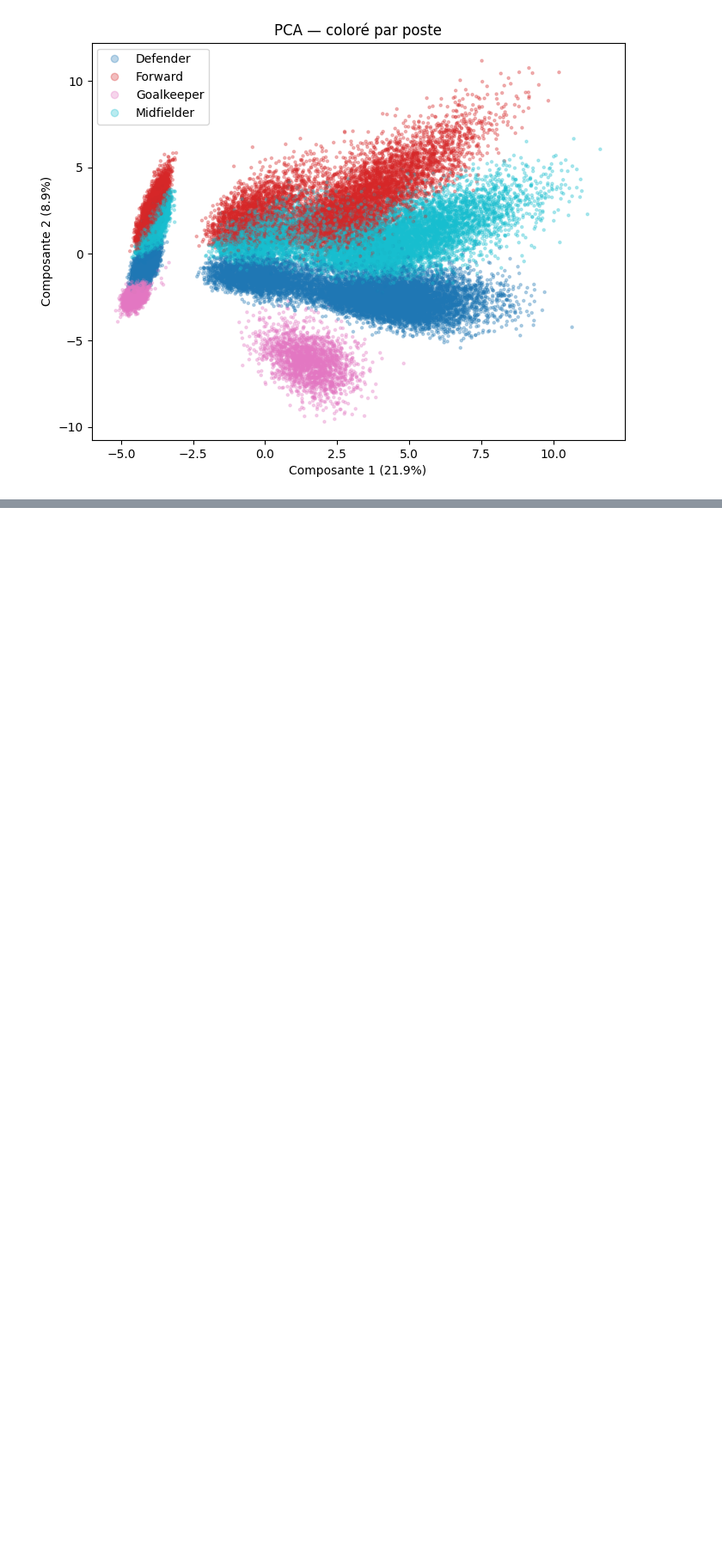
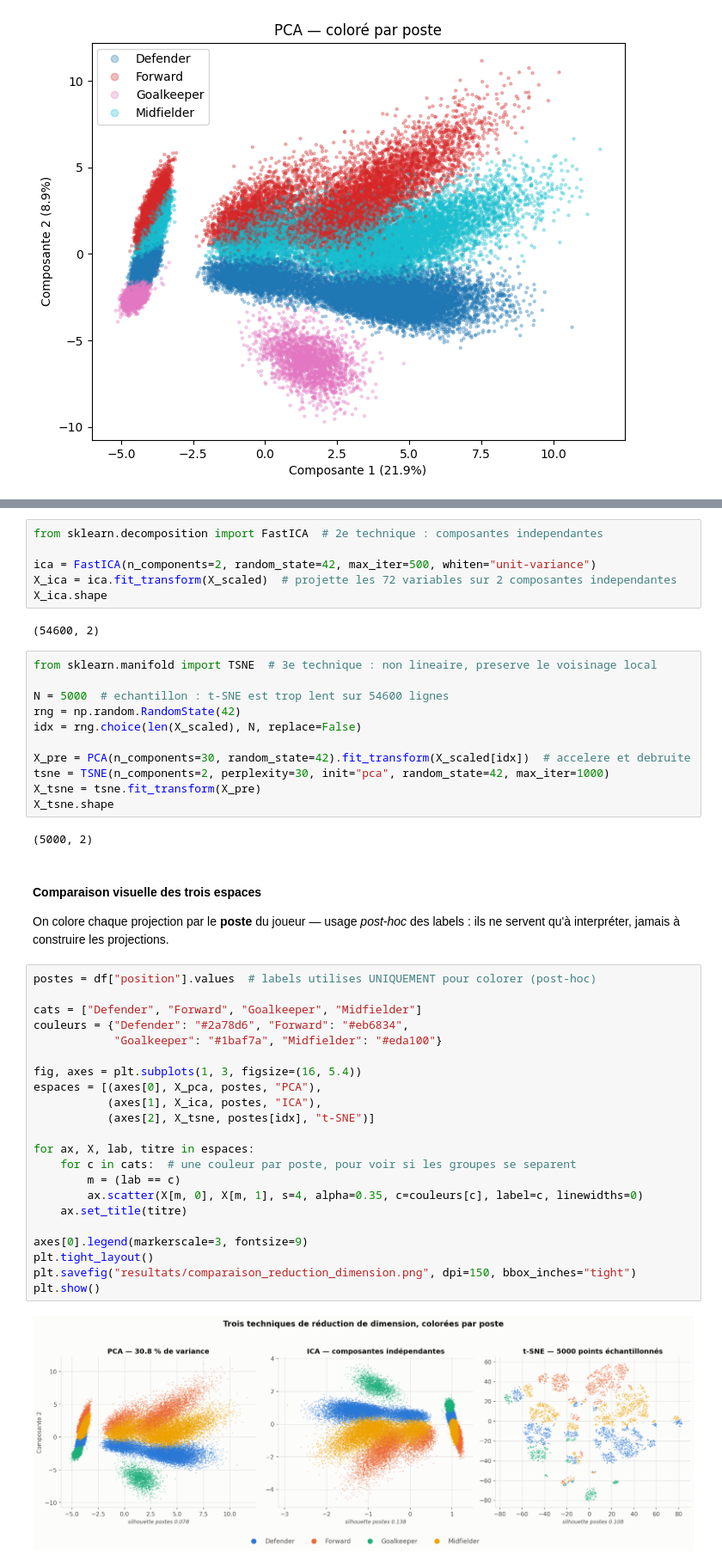
Before and after one commit to RobinsanKiritheepan/Cours_Python, a Jupyter notebook: Cours_IA/Machine_learning/Cartons_Jaunes_FIFA2026/projet_ml_fifa.ipynb, the cells around one changed output, grey strips where cells are left out. Shown at 86% size. Cells and saved outputs as stored; diff of their text form; blank space fills up the shorter version.

```diff
--- a/Cours_IA/Machine_learning/Cartons_Jaunes_FIFA2026/projet_ml_fifa.ipynb
+++ b/Cours_IA/Machine_learning/Cartons_Jaunes_FIFA2026/projet_ml_fifa.ipynb
@@ -789,0 +805,50 @@ plt.show()
+# %%
+from sklearn.decomposition import FastICA  # 2e technique : composantes independantes
+
+ica = FastICA(n_components=2, random_state=42, max_iter=500, whiten="unit-variance")
+X_ica = ica.fit_transform(X_scaled)  # projette les 72 variables sur 2 composantes independantes
+X_ica.shape
+# %% [output]
+(54600, 2)
+# %%
+from sklearn.manifold import TSNE  # 3e technique : non lineaire, preserve le voisinage local
+
+N = 5000  # echantillon : t-SNE est trop lent sur 54600 lignes
+rng = np.random.RandomState(42)
+idx = rng.choice(len(X_scaled), N, replace=False)
+
+X_pre = PCA(n_components=30, random_state=42).fit_transform(X_scaled[idx])  # accelere et debruite
+tsne = TSNE(n_components=2, perplexity=30, init="pca", random_state=42, max_iter=1000)
+X_tsne = tsne.fit_transform(X_pre)
+X_tsne.shape
+# %% [output]
+(5000, 2)
+# %% [markdown]
+#### Comparaison visuelle des trois espaces
+
+On colore chaque projection par le **poste** du joueur — usage *post-hoc* des labels : ils ne servent
+qu'à interpréter, jamais à construire les projections.
+# %%
+postes = df["position"].values  # labels utilises UNIQUEMENT pour colorer (post-hoc)
+
+cats = ["Defender", "Forward", "Goalkeeper", "Midfielder"]
+couleurs = {"Defender": "#2a78d6", "Forward": "#eb6834",
+            "Goalkeeper": "#1baf7a", "Midfielder": "#eda100"}
+
+fig, axes = plt.subplots(1, 3, figsize=(16, 5.4))
+espaces = [(axes[0], X_pca, postes, "PCA"),
+           (axes[1], X_ica, postes, "ICA"),
+           (axes[2], X_tsne, postes[idx], "t-SNE")]
+
+for ax, X, lab, titre in espaces:
+    for c in cats:  # une couleur par poste, pour voir si les groupes se separent
+        m = (lab == c)
+        ax.scatter(X[m, 0], X[m, 1], s=4, alpha=0.35, c=couleurs[c], label=c, linewidths=0)
+    ax.set_title(titre)
+
+axes[0].legend(markerscale=3, fontsize=9)
+plt.tight_layout()
+plt.savefig("resultats/comparaison_reduction_dimension.png", dpi=150, bbox_inches="tight")
+plt.show()
+# %% [output]
+[figure, added]
```
Also changed, not shown: parts of 5 cells of this notebook, 5 other files.
